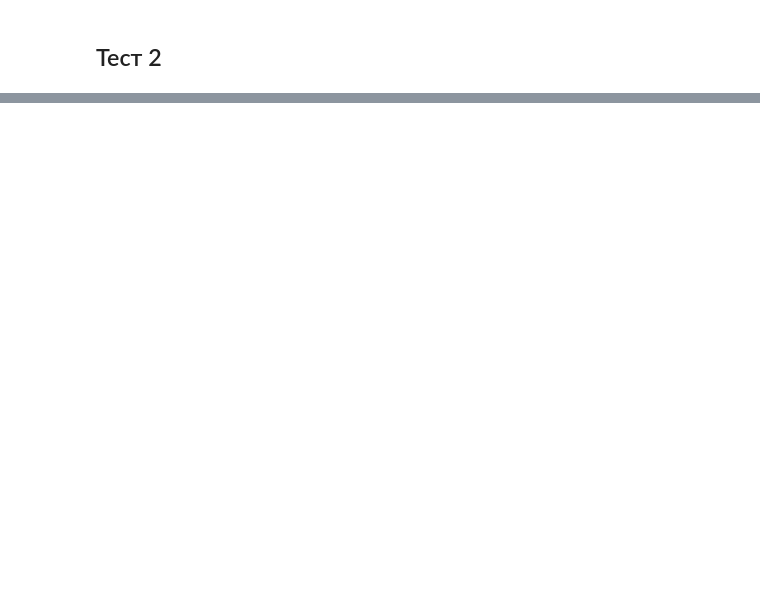
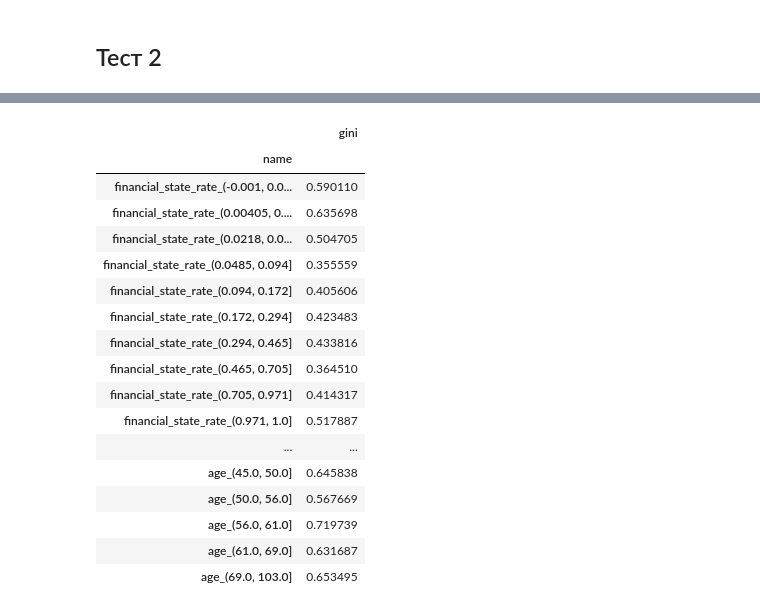
Before and after one commit to Stuksus/Credit_scoring_model, a Jupyter notebook: main.ipynb, the cells around one changed output, grey strips where cells are left out. Saved outputs shown, nothing was run; the diff lists cells and outputs as text; code cells hidden in the pictures; blank space fills up the shorter version.

```diff
--- a/main.ipynb
+++ b/main.ipynb
@@ -1569,0 +1598,62 @@ Index(['count_of_small_past_due', 'count_of_big_past_due',
+# %%
+second_test = design_test.merge(target_test, on='id')
+second_test['proba'] = log_preds_test_proba[:,1]
+# %%
+frac_df = pd.DataFrame(columns = ['name','gini'])
+count = 0
+labels = ['financial_state_rate_(-0.001, 0.00405]',
+       'financial_state_rate_(0.00405, 0.0218]',
+       'financial_state_rate_(0.0218, 0.0485]',
+       'financial_state_rate_(0.0485, 0.094]',
+       'financial_state_rate_(0.094, 0.172]',
+       'financial_state_rate_(0.172, 0.294]',
+       'financial_state_rate_(0.294, 0.465]',
+       'financial_state_rate_(0.465, 0.705]',
+       'financial_state_rate_(0.705, 0.971]',
+       'financial_state_rate_(0.971, 1.0]', 'age_(20.999, 33.0]',
+       'age_(33.0, 40.0]', 'age_(40.0, 45.0]', 'age_(45.0, 50.0]',
+       'age_(50.0, 56.0]', 'age_(56.0, 61.0]', 'age_(61.0, 69.0]',
+       'age_(69.0, 103.0]']
+for label in tqdm(labels):
+        second_test_target = second_test[second_test[label]== 1]["serious_loan"]
+        second_test_proba = second_test[second_test[label]== 1]["proba"]
+        gini = get_gini(second_test_target,second_test_proba)
+        frac_df.loc[count,'name'] = label
+        frac_df.loc[count,'gini'] = gini
+        count += 1
+frac_df  = frac_df.set_index("name")
+# %%
+def highlight_max(s):
+    '''
+    highlight the maximum in a Series yellow.
+    '''
+    res = []
+    for v in s:
+        if v > 0.35:
+            res += ['background-color: green']
+        elif v > 0.25:
+            res += ['background-color: yellow']
+        else:
+            res += ['background-color: red']
+    return res
+# %%
+frac_df.style.apply(highlight_max,axis=0)
+# %% [output]
+|  | gini |
+| name |  |
+| financial_state_rate_(-0.001, 0.0... | 0.590110 |
+| financial_state_rate_(0.00405, 0.... | 0.635698 |
+| financial_state_rate_(0.0218, 0.0... | 0.504705 |
+| financial_state_rate_(0.0485, 0.094] | 0.355559 |
+| financial_state_rate_(0.094, 0.172] | 0.405606 |
+| financial_state_rate_(0.172, 0.294] | 0.423483 |
+| financial_state_rate_(0.294, 0.465] | 0.433816 |
+| financial_state_rate_(0.465, 0.705] | 0.364510 |
+| financial_state_rate_(0.705, 0.971] | 0.414317 |
+| financial_state_rate_(0.971, 1.0] | 0.517887 |
+| ... | ... |
+| age_(45.0, 50.0] | 0.645838 |
+| age_(50.0, 56.0] | 0.567669 |
+| age_(56.0, 61.0] | 0.719739 |
+| age_(61.0, 69.0] | 0.631687 |
+| age_(69.0, 103.0] | 0.653495 |
```
Also changed, not shown: parts of 37 cells of this notebook.
